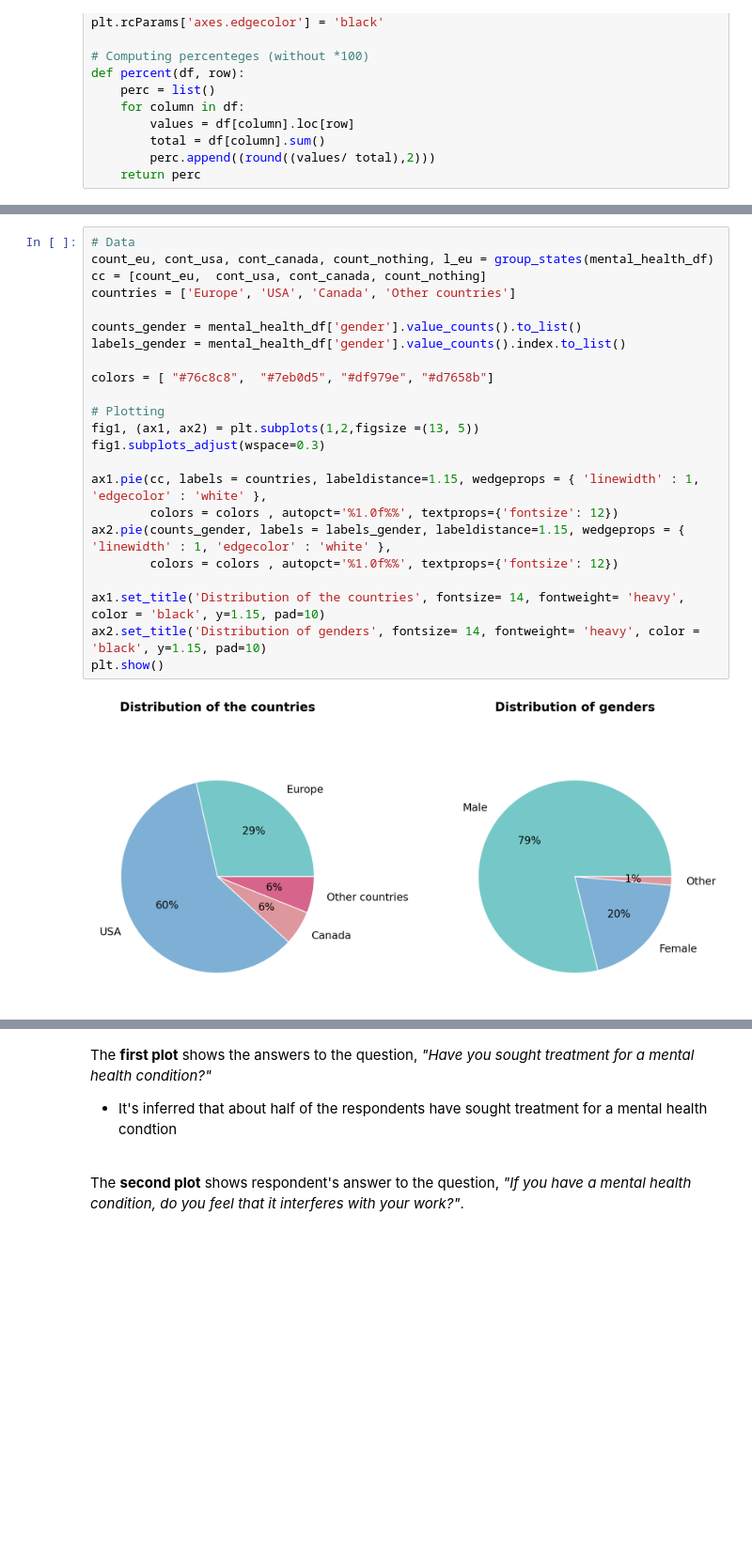
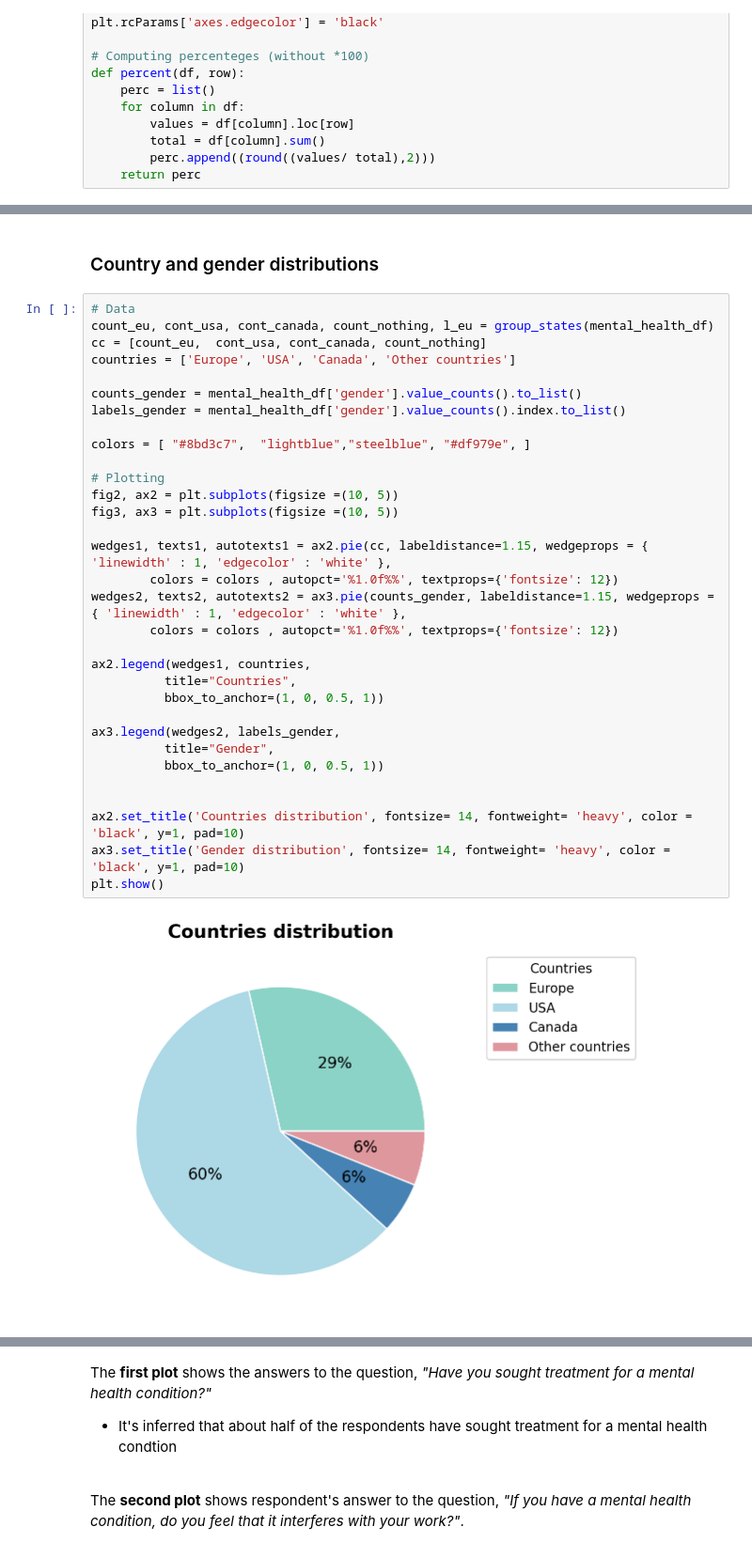
Before and after one commit to EmmaTosato/Programming_Project, a Jupyter notebook: jupyter_project.ipynb, the cells around one changed output, grey strips where cells are left out. Shown at 94% size. Drawn from its saved outputs; the diff is of its cells as text; blank space fills up the shorter version.

```diff
--- a/jupyter_project.ipynb
+++ b/jupyter_project.ipynb
@@ -476,25 +479,36 @@ plt.plot()
+# %% [markdown]
+### Country and gender distributions
 # %%
 # Data
 count_eu, cont_usa, cont_canada, count_nothing, l_eu = group_states(mental_health_df)
 cc = [count_eu,  cont_usa, cont_canada, count_nothing]
 countries = ['Europe', 'USA', 'Canada', 'Other countries']
 
 counts_gender = mental_health_df['gender'].value_counts().to_list()
 labels_gender = mental_health_df['gender'].value_counts().index.to_list()
 
-colors = [ "#76c8c8",  "#7eb0d5", "#df979e", "#d7658b"]
+colors = [ "#8bd3c7",  "lightblue","steelblue", "#df979e", ]
 
 # Plotting
-fig1, (ax1, ax2) = plt.subplots(1,2,figsize =(13, 5))
-fig1.subplots_adjust(wspace=0.3)
+fig2, ax2 = plt.subplots(figsize =(10, 5))
+fig3, ax3 = plt.subplots(figsize =(10, 5))
 
-ax1.pie(cc, labels = countries, labeldistance=1.15, wedgeprops = { 'linewidth' : 1, 'edgecolor' : 'white' },
+wedges1, texts1, autotexts1 = ax2.pie(cc, labeldistance=1.15, wedgeprops = { 'linewidth' : 1, 'edgecolor' : 'white' },
         colors = colors , autopct='%1.0f%%', textprops={'fontsize': 12})
-ax2.pie(counts_gender, labels = labels_gender, labeldistance=1.15, wedgeprops = { 'linewidth' : 1, 'edgecolor' : 'white' },
+wedges2, texts2, autotexts2 = ax3.pie(counts_gender, labeldistance=1.15, wedgeprops = { 'linewidth' : 1, 'edgecolor' : 'white' },
         colors = colors , autopct='%1.0f%%', textprops={'fontsize': 12})
 
-ax1.set_title('Distribution of the countries', fontsize= 14, fontweight= 'heavy', color = 'black', y=1.15, pad=10)
-ax2.set_title('Distribution of genders', fontsize= 14, fontweight= 'heavy', color = 'black', y=1.15, pad=10)
+ax2.legend(wedges1, countries,
+          title="Countries",
+          bbox_to_anchor=(1, 0, 0.5, 1))
+
+ax3.legend(wedges2, labels_gender,
+          title="Gender",
+          bbox_to_anchor=(1, 0, 0.5, 1))
+
+
+ax2.set_title('Countries distribution', fontsize= 14, fontweight= 'heavy', color = 'black', y=1, pad=10)
+ax3.set_title('Gender distribution', fontsize= 14, fontweight= 'heavy', color = 'black', y=1, pad=10)
 plt.show()
 # %% [output]
-[figure, old version]
+[figure, new version]
```
Also changed, not shown: parts of 24 cells of this notebook, 1 other file.
